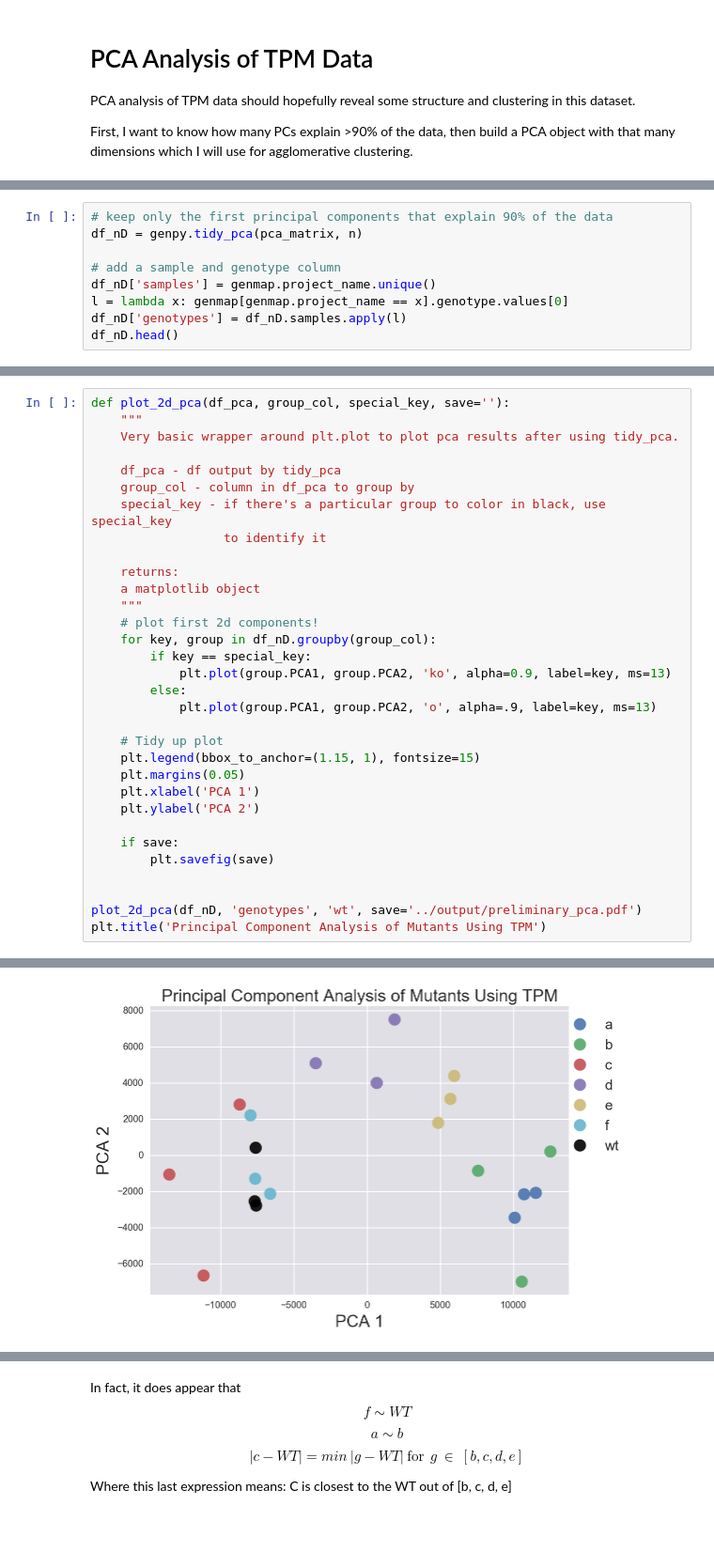
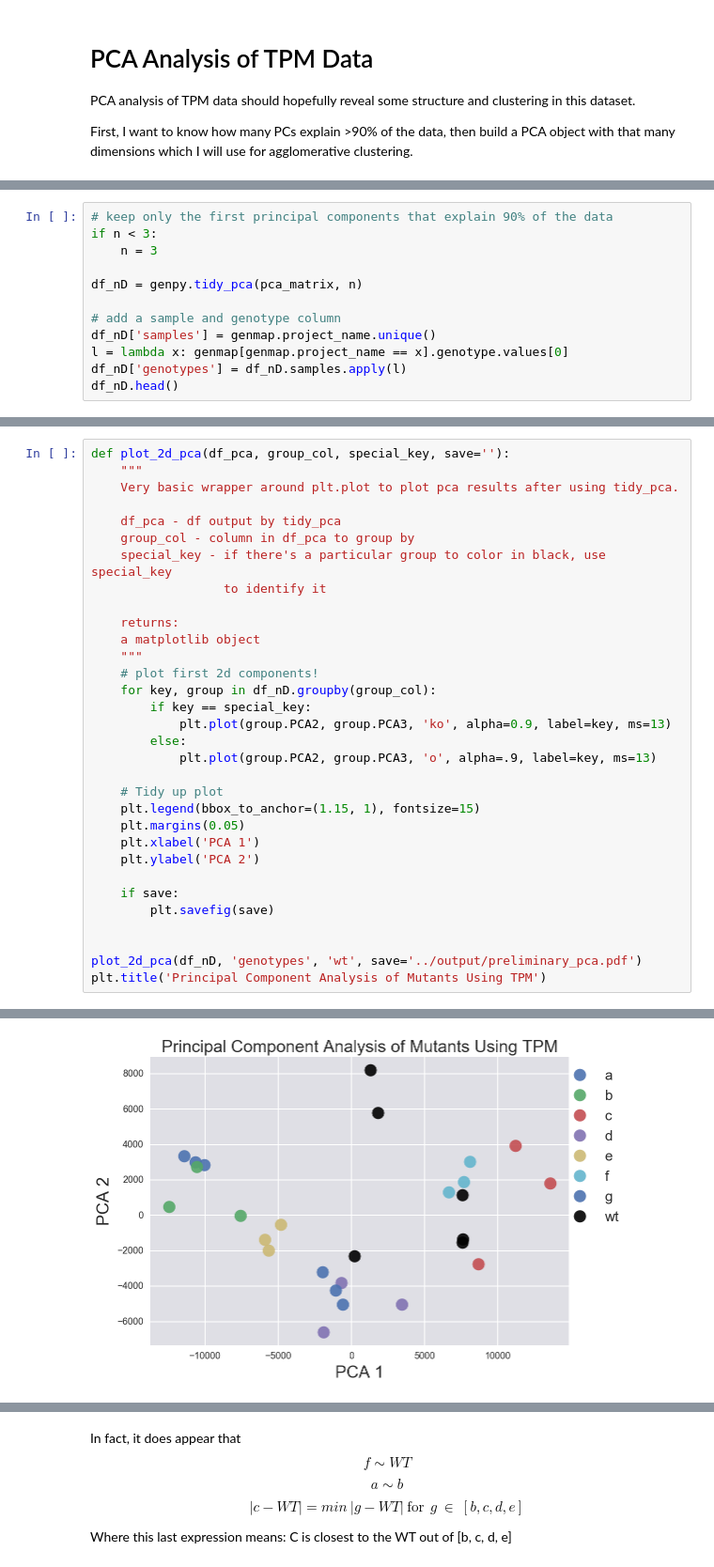
Before and after one commit to WormLabCaltech/mprsq, a Jupyter notebook: src/Genetic Analysis of RNA-Seq Data.ipynb, the cells around one changed output, grey strips where cells are left out. Shown at 94% size. Saved outputs shown, nothing was run; the diff lists cells and outputs as text; blank space fills up the shorter version.

```diff
--- a/src/Genetic Analysis of RNA-Seq Data.ipynb
+++ b/src/Genetic Analysis of RNA-Seq Data.ipynb
@@ -99,5 +99,8 @@ The first 4 principal components explain >=90% of the data
 # %%
 # keep only the first principal components that explain 90% of the data
+if n < 3:
+    n = 3
+
 df_nD = genpy.tidy_pca(pca_matrix, n)
 
 # add a sample and genotype column
@@ -117,36 +120,36 @@ def plot_2d_pca(df_pca, group_col, special_key, save=''):
     """
     Very basic wrapper around plt.plot to plot pca results after using tidy_pca.
 
     df_pca - df output by tidy_pca
     group_col - column in df_pca to group by
     special_key - if there's a particular group to color in black, use special_key
                   to identify it
 
     returns:
     a matplotlib object
     """
     # plot first 2d components!
     for key, group in df_nD.groupby(group_col):
         if key == special_key:
-            plt.plot(group.PCA1, group.PCA2, 'ko', alpha=0.9, label=key, ms=13)
+            plt.plot(group.PCA2, group.PCA3, 'ko', alpha=0.9, label=key, ms=13)
         else:
-            plt.plot(group.PCA1, group.PCA2, 'o', alpha=.9, label=key, ms=13)
+            plt.plot(group.PCA2, group.PCA3, 'o', alpha=.9, label=key, ms=13)
 
     # Tidy up plot
     plt.legend(bbox_to_anchor=(1.15, 1), fontsize=15)
     plt.margins(0.05)
     plt.xlabel('PCA 1')
     plt.ylabel('PCA 2')
 
     if save:
         plt.savefig(save)
 
 
 plot_2d_pca(df_nD, 'genotypes', 'wt', save='../output/preliminary_pca.pdf')
 plt.title('Principal Component Analysis of Mutants Using TPM')
 # %% [output]
 <matplotlib.text.Text at 0x...>
-[figure, old version]
+[figure, new version]
 # %% [markdown]
 Clearly, we can see a few things:
 
```
Also changed, not shown: parts of 37 cells of this notebook, 42 other files.
